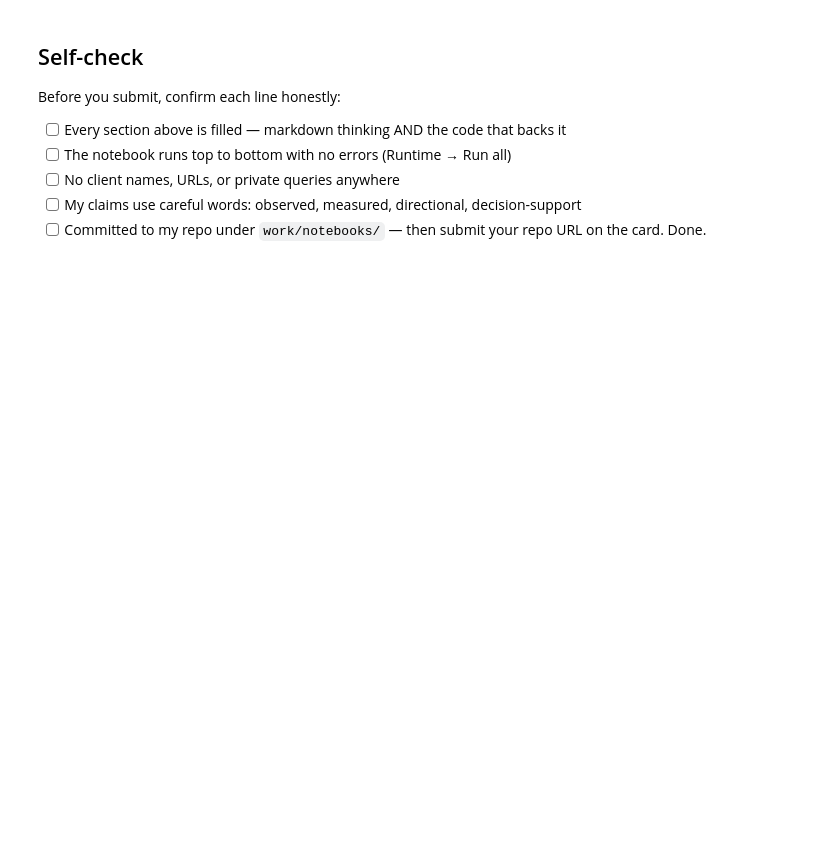
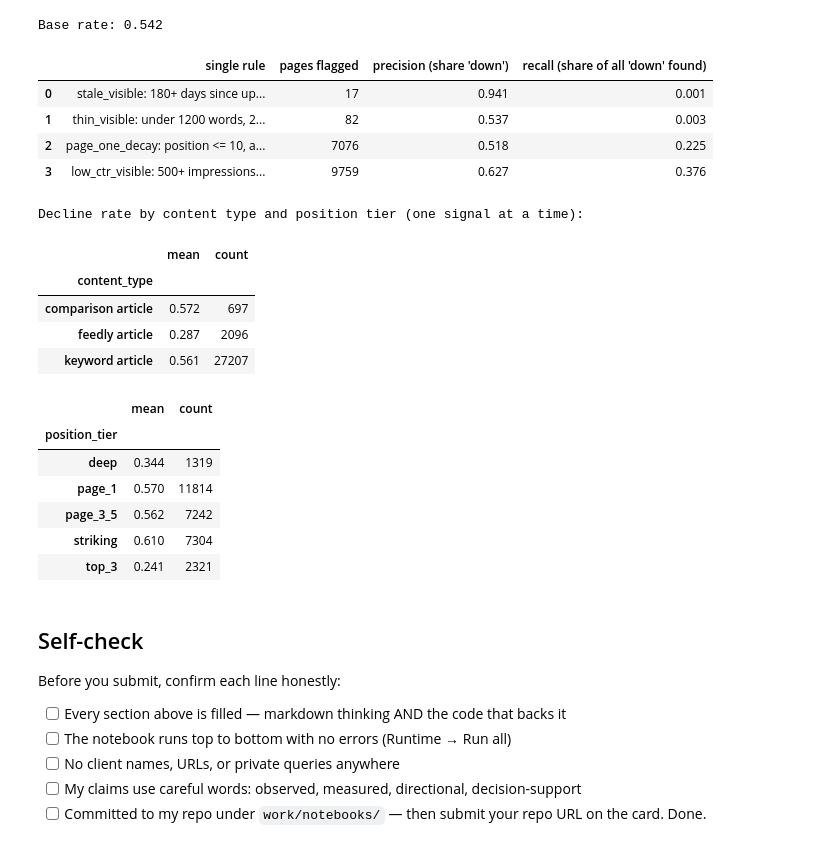
Before and after one commit to yelsebety/Yassin-Flyrank, a Jupyter notebook: work/notebooks/w02_ml_task_framing.ipynb, the cells around one changed output. Cells and saved outputs as stored; diff of their text form; code cells hidden in the pictures; blank space fills up the shorter version.

```diff
--- a/work/notebooks/w02_ml_task_framing.ipynb
+++ b/work/notebooks/w02_ml_task_framing.ipynb
@@ -44,3 +163,41 @@ This skeleton is yours to fill. Work the sections **in order** — each one has
+# %%
+d = slice_
+y = d["is_declining_label"]
+
+rules = {
+    "stale_visible: 180+ days since update, 500+ impressions": (d["days_since_last_update"] >= 180) & (d["impressions_90d"] >= 500),
+    "thin_visible: under 1200 words, 250+ impressions": (d["word_count"] > 0) & (d["word_count"] < 1200) & (d["impressions_90d"] >= 250),
+    "page_one_decay: position <= 10, age 180+ days": (d["avg_position"] > 0) & (d["avg_position"] <= 10) & (d["content_age_days"] >= 180),
+    "low_ctr_visible: 500+ impressions, position <= 20, CTR < 0.5%": (d["impressions_90d"] >= 500) & (d["avg_position"] > 0) & (d["avg_position"] <= 20) & (d["ctr"] < 0.5),
+}
+rows = [(name, int(m.sum()), y[m].mean(), y[m].sum() / y.sum()) for name, m in rules.items()]
+rule_table = pd.DataFrame(rows, columns=["single rule", "pages flagged", "precision (share 'down')", "recall (share of all 'down' found)"])
+print(f"Base rate: {y.mean():.3f}")
+display(rule_table.round(3))
+
+print("Decline rate by content type and position tier (one signal at a time):")
+display(d.groupby("content_type")["is_declining_label"].agg(["mean", "count"]).round(3))
+display(d.groupby("position_tier")["is_declining_label"].agg(["mean", "count"]).round(3))
+# %% [output]
+Base rate: 0.542
+|  | single rule | pages flagged | precision (share 'down') | recall (share of all 'down' found) |
+| 0 | stale_visible: 180+ days since up... | 17 | 0.941 | 0.001 |
+| 1 | thin_visible: under 1200 words, 2... | 82 | 0.537 | 0.003 |
+| 2 | page_one_decay: position <= 10, a... | 7076 | 0.518 | 0.225 |
+| 3 | low_ctr_visible: 500+ impressions... | 9759 | 0.627 | 0.376 |
+Decline rate by content type and position tier (one signal at a time):
+|  | mean | count |
+| content_type |  |  |
+| comparison article | 0.572 | 697 |
+| feedly article | 0.287 | 2096 |
+| keyword article | 0.561 | 27207 |
+|  | mean | count |
+| position_tier |  |  |
+| deep | 0.344 | 1319 |
+| page_1 | 0.570 | 11814 |
+| page_3_5 | 0.562 | 7242 |
+| striking | 0.610 | 7304 |
+| top_3 | 0.241 | 2321 |
 # %% [markdown]
 ## Self-check
 
```
Also changed, not shown: parts of 19 cells of this notebook.
